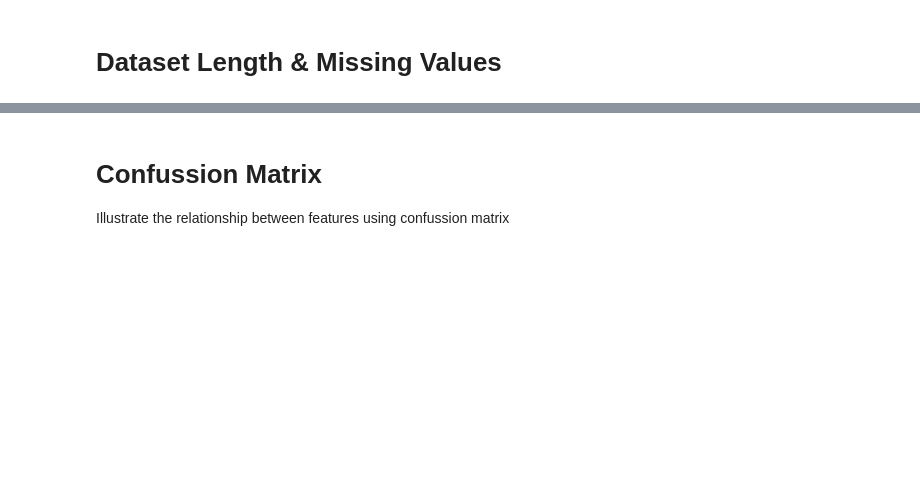
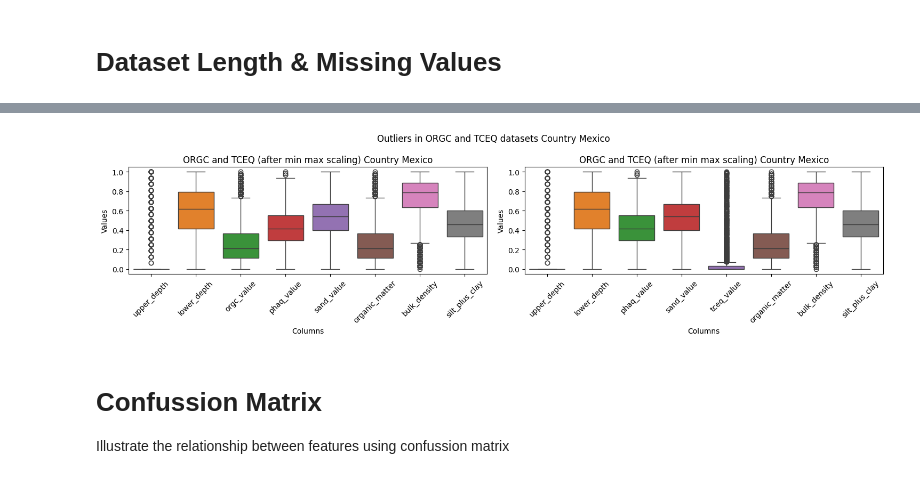
Before and after one commit to tierrafoods-hud/notebooks, a Jupyter notebook: soil-model.ipynb, the cells around one changed output, grey strips where cells are left out. Saved outputs shown, nothing was run; the diff lists cells and outputs as text; code cells hidden in the pictures; blank space fills up the shorter version.

```diff
--- a/soil-model.ipynb
+++ b/soil-model.ipynb
@@ -291,18 +387,22 @@ standard_tceq_df['year'] = tceq_year
 # %%
 # normalize data using min max scaler
 from sklearn.preprocessing import MinMaxScaler
 
 scaler = MinMaxScaler()
 orgc_scaled_minmax = scaler.fit_transform(orgc_df.drop(columns=drop_columns))
 minmax_orgc_df = pd.DataFrame(orgc_scaled_minmax, columns=orgc_df.drop(columns=drop_columns).columns)
 
 tceq_scaled_minmax = scaler.fit_transform(tceq_df.drop(columns=drop_columns))
 minmax_tceq_df = pd.DataFrame(tceq_scaled_minmax, columns=tceq_df.drop(columns=drop_columns).columns)
 
 plot_outliers([minmax_orgc_df, minmax_tceq_df], 'ORGC and TCEQ (after min max scaling)')
 
-minmax_orgc_df['year'] = orgc_year
-minmax_tceq_df['year'] = tceq_year
+minmax_orgc_df = minmax_orgc_df.copy()
+minmax_tceq_df = minmax_tceq_df.copy()
+minmax_orgc_df.loc[:, 'year'] = orgc_year.values
+minmax_tceq_df.loc[:, 'year'] = tceq_year.values
+# %% [output]
+[figure, added]
 # %% [markdown]
 # Confussion Matrix
 Illustrate the relationship between features using confussion matrix
```
Also changed, not shown: parts of 22 cells of this notebook, 2 other files.
